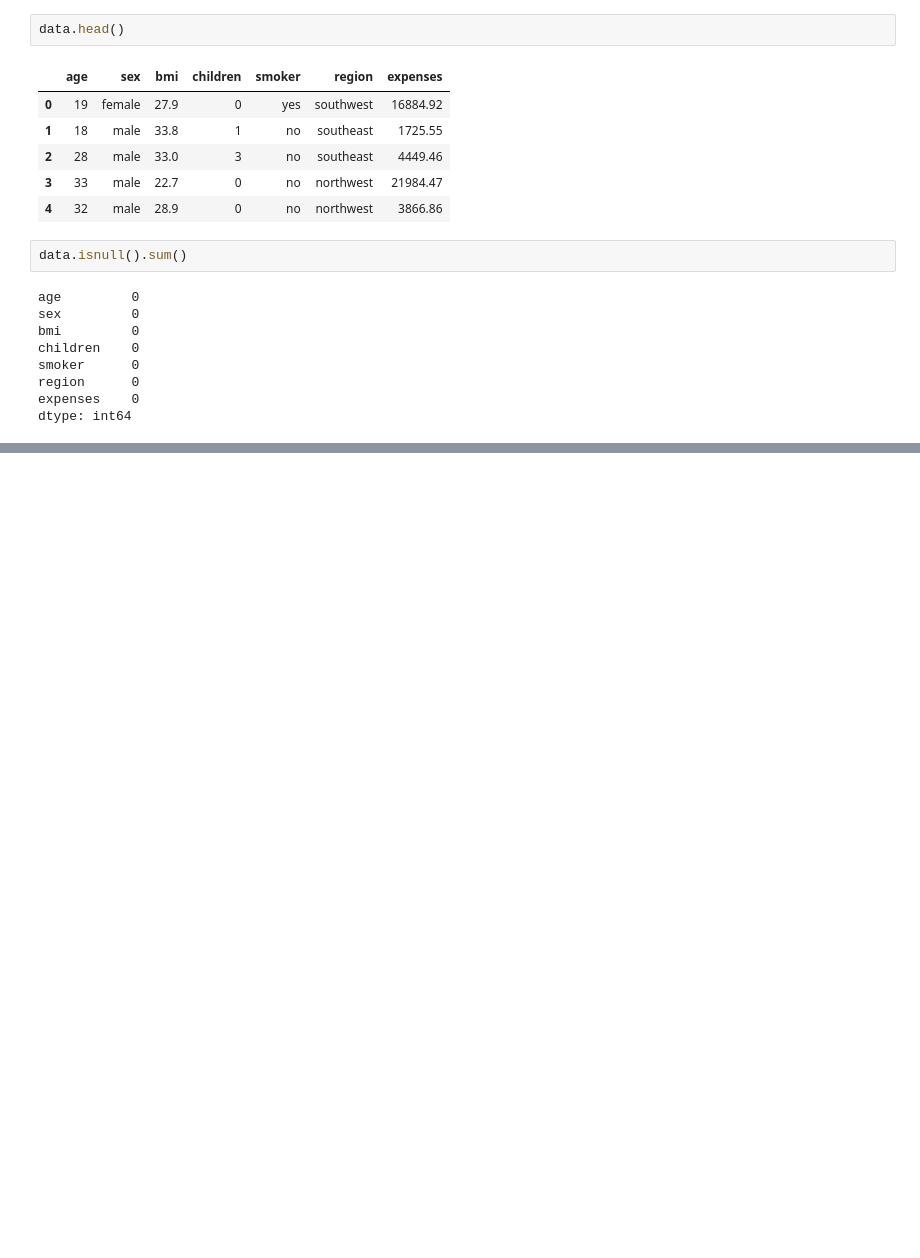
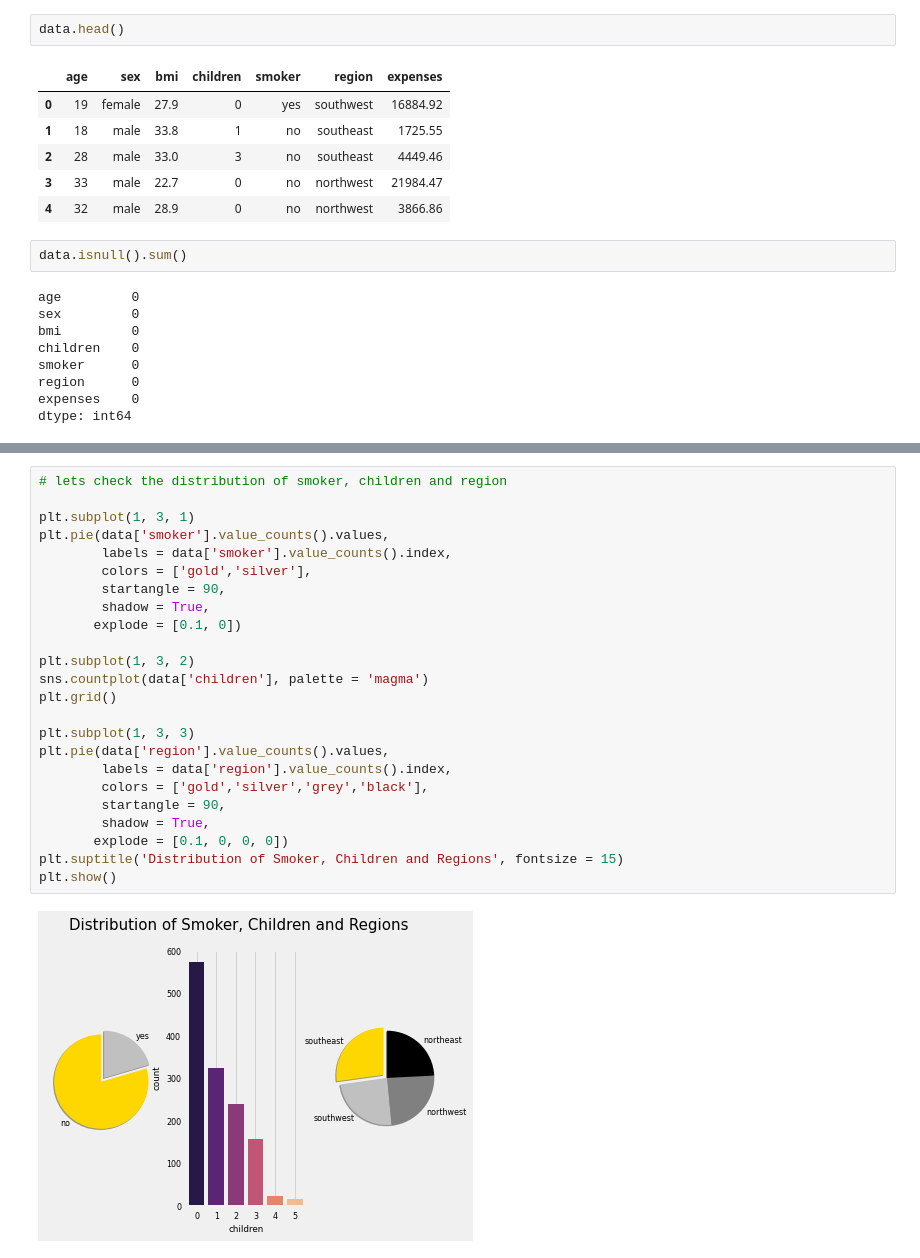
Before and after one commit to Shubham-1-cell/Medical-Expense-Prediction, a Jupyter notebook: Prediction.ipynb, the cells around one changed output, grey strips where cells are left out. Cells and saved outputs as stored; diff of their text form; blank space fills up the shorter version.

```diff
--- a/Prediction.ipynb
+++ b/Prediction.ipynb
@@ -56,0 +70,26 @@ dtype: int64
+# %%
+# lets check the distribution of smoker, children and region
+
+plt.subplot(1, 3, 1)
+plt.pie(data['smoker'].value_counts().values,
+        labels = data['smoker'].value_counts().index,
+        colors = ['gold','silver'],
+        startangle = 90,
+        shadow = True,
+       explode = [0.1, 0])
+
+plt.subplot(1, 3, 2)
+sns.countplot(data['children'], palette = 'magma')
+plt.grid()
+
+plt.subplot(1, 3, 3)
+plt.pie(data['region'].value_counts().values,
+        labels = data['region'].value_counts().index,
+        colors = ['gold','silver','grey','black'],
+        startangle = 90,
+        shadow = True,
+       explode = [0.1, 0, 0, 0])
+plt.suptitle('Distribution of Smoker, Children and Regions', fontsize = 15)
+plt.show()
+# %% [output]
+[figure, added]
```
Also changed, not shown: parts of 1 cell of this notebook, 1 other file.
